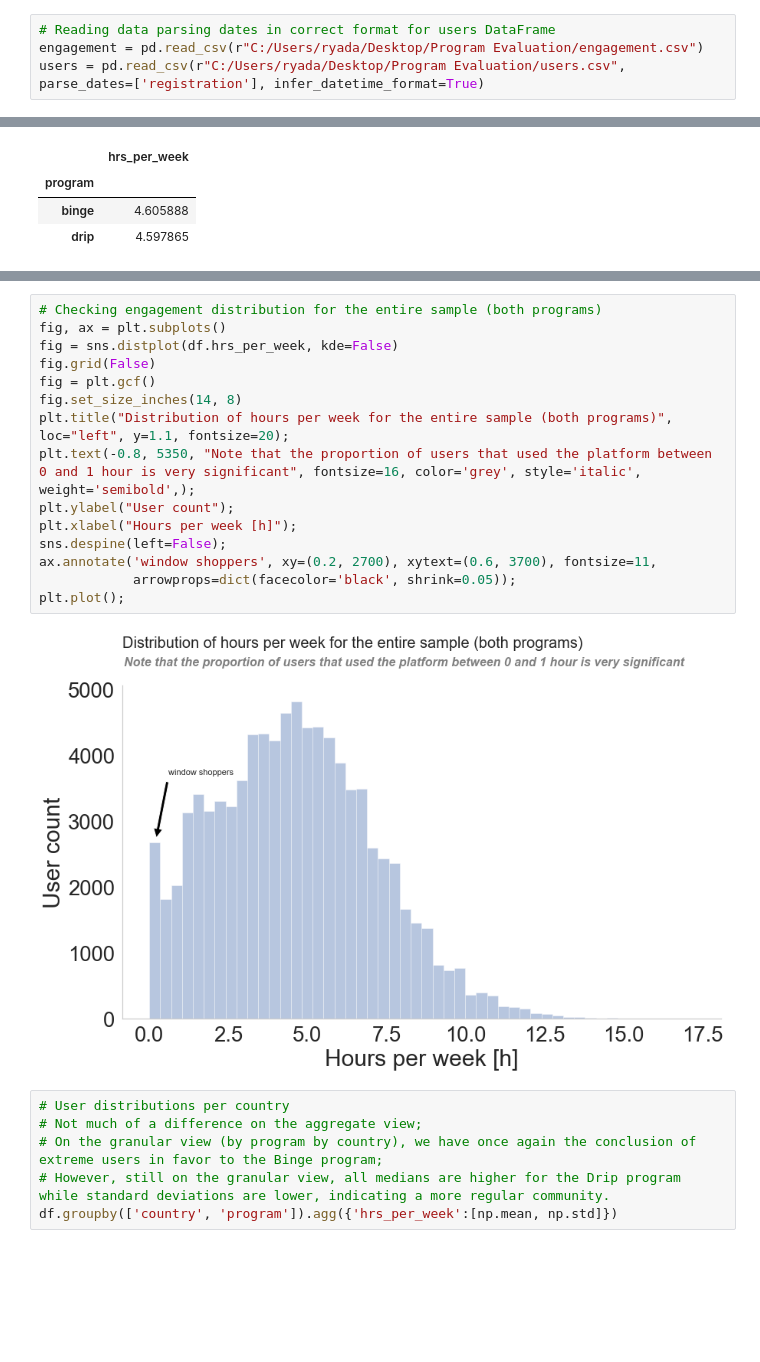
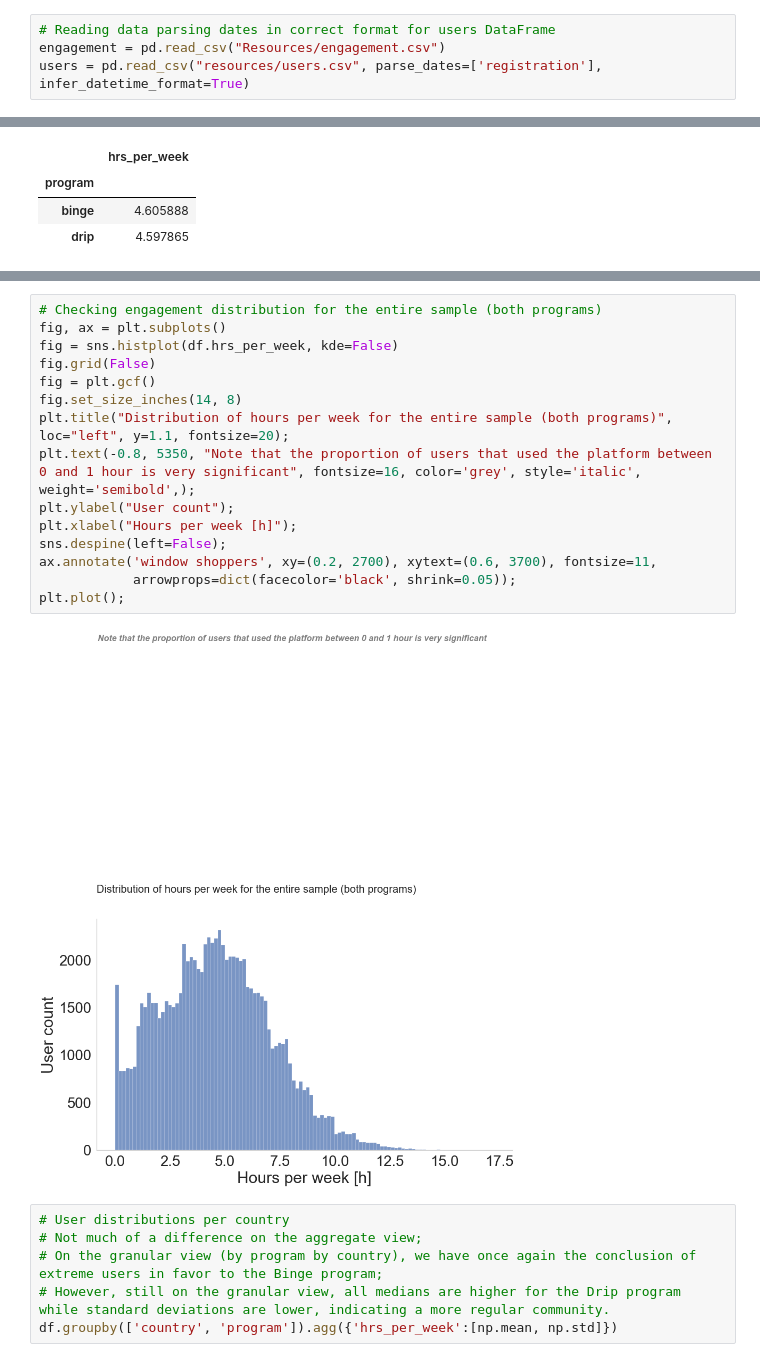
Before and after one commit to Wamuza1/Program_Evaluation, a Jupyter notebook: Program Evaluation Analysis.ipynb, the cells around one changed output, grey strips where cells are left out. Saved outputs shown, nothing was run; the diff lists cells and outputs as text; blank space fills up the shorter version.

```diff
--- a/Program Evaluation Analysis.ipynb
+++ b/Program Evaluation Analysis.ipynb
@@ -25,8 +25,8 @@ sns.set_style("whitegrid");
 Populating the interactive namespace from numpy and matplotlib
 # %%
 # Reading data parsing dates in correct format for users DataFrame
-engagement = pd.read_csv(r"C:/Users/ryada/Desktop/Program Evaluation/engagement.csv")
-users = pd.read_csv(r"C:/Users/ryada/Desktop/Program Evaluation/users.csv", parse_dates=['registration'], infer_datetime_format=True)
+engagement = pd.read_csv("Resources/engagement.csv")
+users = pd.read_csv("resources/users.csv", parse_dates=['registration'], infer_datetime_format=True)
 # %%
 engagement.describe(include="all").drop(['user_id'], axis=1)
 # %% [output]
@@ -76,20 +106,20 @@ df['year'] = df.registration.dt.year
 # %%
 # Checking engagement distribution for the entire sample (both programs)
 fig, ax = plt.subplots()
-fig = sns.distplot(df.hrs_per_week, kde=False)
+fig = sns.histplot(df.hrs_per_week, kde=False)
 fig.grid(False)
 fig = plt.gcf()
 fig.set_size_inches(14, 8)
 plt.title("Distribution of hours per week for the entire sample (both programs)", loc="left", y=1.1, fontsize=20);
 plt.text(-0.8, 5350, "Note that the proportion of users that used the platform between 0 and 1 hour is very significant", fontsize=16, color='grey', style='italic', weight='semibold',);
 plt.ylabel("User count");
 plt.xlabel("Hours per week [h]");
 sns.despine(left=False);
 ax.annotate('window shoppers', xy=(0.2, 2700), xytext=(0.6, 3700), fontsize=11,
             arrowprops=dict(facecolor='black', shrink=0.05));
 plt.plot();
 # %% [output]
-[figure, old version]
+[figure, new version]
 # %%
 # User distributions per country
 # Not much of a difference on the aggregate view;
```
Also changed, not shown: parts of 52 cells of this notebook, 9 other files.
